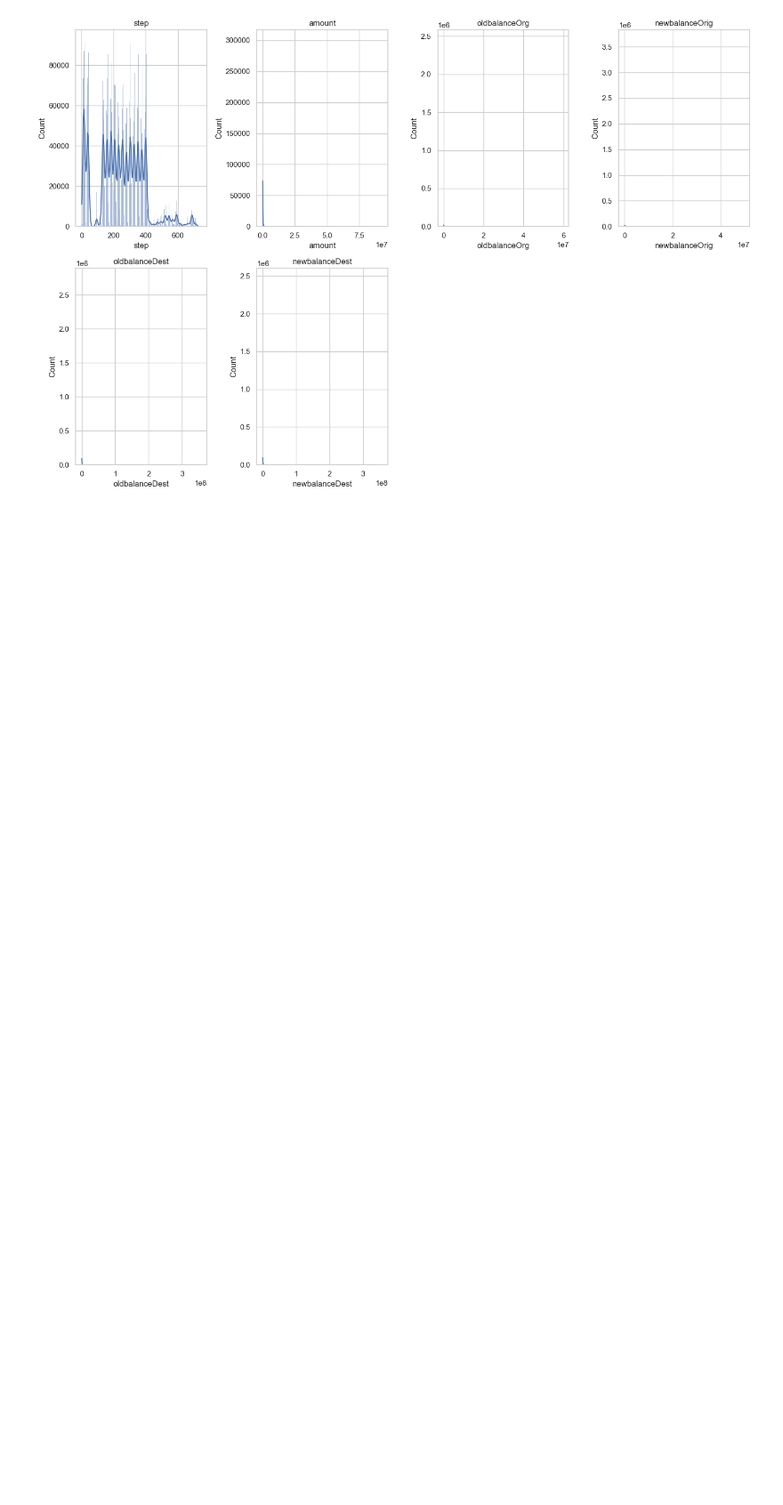
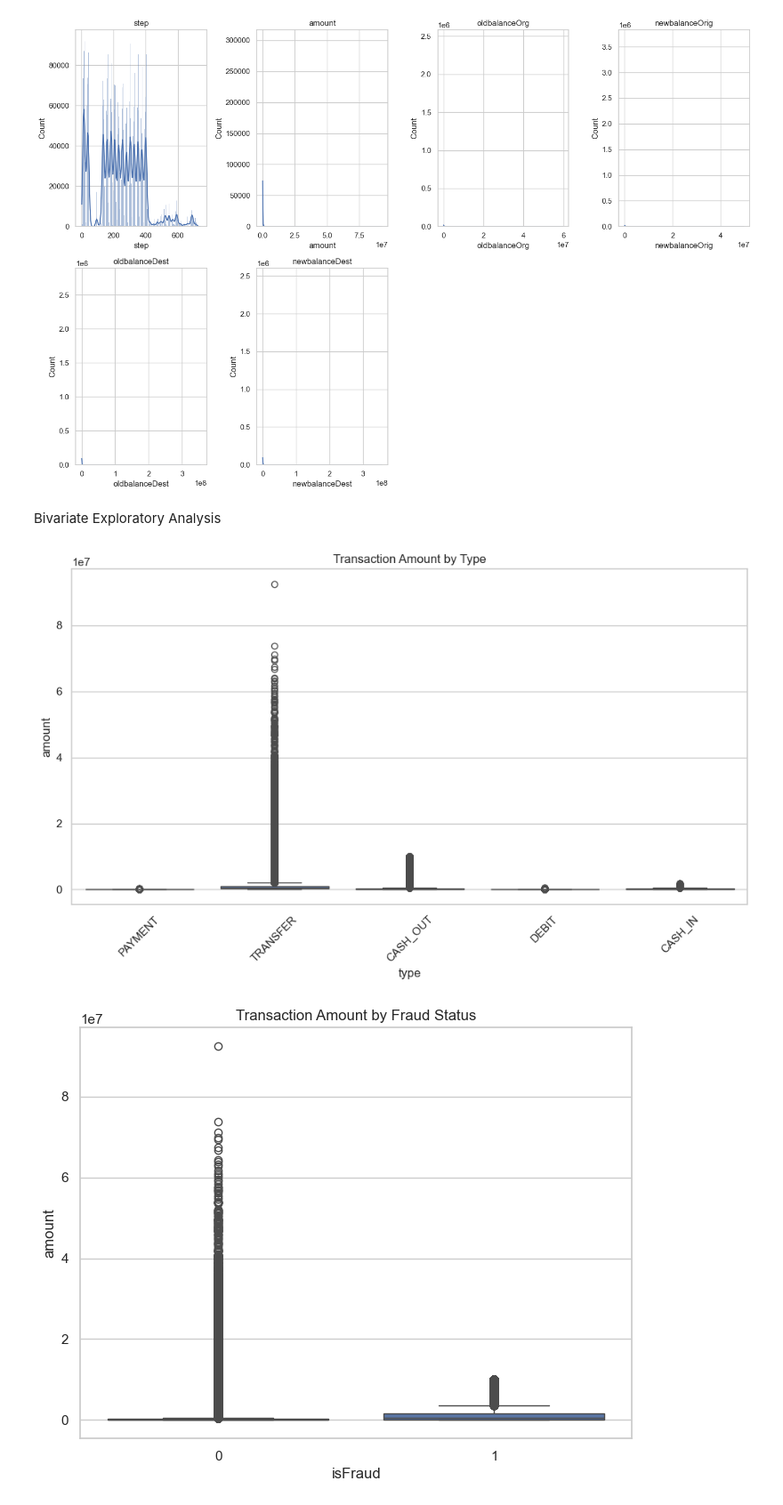
Before and after one commit to Seribii1o1/ML_Financial_Fraud_Detection, a Jupyter notebook: EDA.ipynb, the cells around one changed output. Shown at 89% size. Saved outputs shown, nothing was run; the diff lists cells and outputs as text; code cells hidden in the pictures; blank space fills up the shorter version.

Commit message:
Boxplots

```diff
--- a/EDA.ipynb
+++ b/EDA.ipynb
@@ -123,3 +123,55 @@ plt.tight_layout()
 plt.show()
 # %% [output]
 [figure]
+# %% [markdown]
+Bivariate Exploratory Analysis
+# %%
+# Boxplots
+# Set style
+sns.set(style="whitegrid")
+
+# 1. Amount vs. Type
+plt.figure(figsize=(12, 6))
+sns.boxplot(x="type", y="amount", data=df)
+plt.title("Transaction Amount by Type")
+plt.xticks(rotation=45)
+plt.show()
+
+# 2. Amount vs. IsFraud
+plt.figure(figsize=(8, 6))
+sns.boxplot(x="isFraud", y="amount", data=df)
+plt.title("Transaction Amount by Fraud Status")
+plt.show()
+
+# 3. OldBalanceOrg vs. IsFraud
+plt.figure(figsize=(8, 6))
+sns.boxplot(x="isFraud", y="oldbalanceOrg", data=df)
+plt.title("Origin Account Balance Before Transaction by Fraud Status")
+plt.show()
+
+# 4. NewBalanceOrig vs. IsFraud
+plt.figure(figsize=(8, 6))
+sns.boxplot(x="isFraud", y="newbalanceOrig", data=df)
+plt.title("Origin Account Balance After Transaction by Fraud Status")
+plt.show()
+
+# 5. OldbalanceDest vs. IsFraud
+plt.figure(figsize=(8, 6))
+sns.boxplot(x="isFraud", y="oldbalanceDest", data=df)
+plt.title("Destination Account Balance Before Transaction by Fraud Status")
+plt.show()
+
+# 6. NewbalanceDest vs. IsFraud
+plt.figure(figsize=(8, 6))
+sns.boxplot(x="isFraud", y="newbalanceDest", data=df)
+plt.title("Destination Account Balance After Transaction by Fraud Status")
+plt.show()
+
+# 7. Step vs. IsFraud
+plt.figure(figsize=(8, 6))
+sns.boxplot(x="isFraud", y="step", data=df)
+plt.title("Transaction Time (Step) by Fraud Status")
+plt.show()
+# %% [output]
+[figure, added]
+[figure, added]
```
Also changed, not shown: parts of 2 cells of this notebook.
